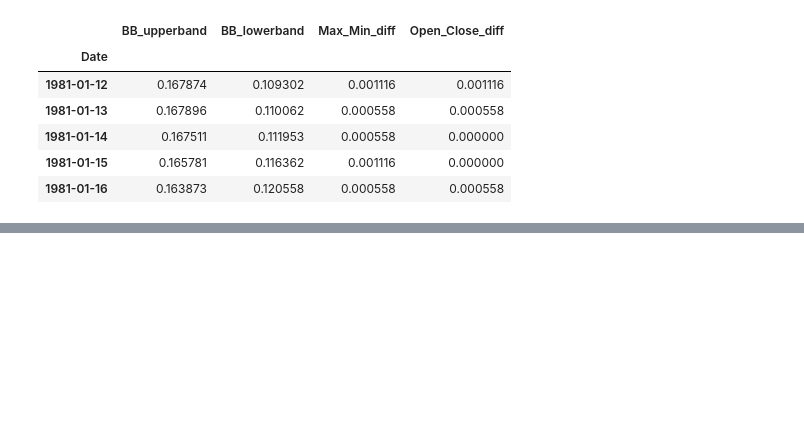
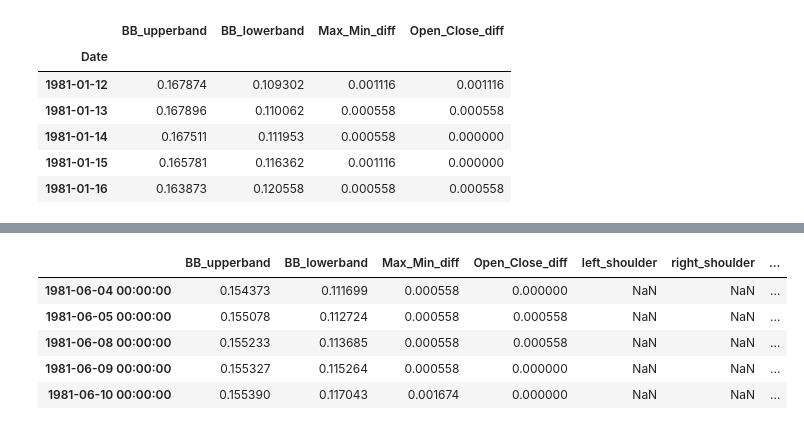
Before and after one commit to ShubhangamPrasad/Technical-Indicator-Evaluator, a Jupyter notebook: BollingerBands.ipynb, the cells around one changed output, grey strips where cells are left out. Drawn from its saved outputs; the diff is of its cells as text; code cells hidden in the pictures; blank space fills up the shorter version.

```diff
--- a/BollingerBands.ipynb
+++ b/BollingerBands.ipynb
@@ -70,0 +56,2 @@ df2.head()
+# %%
+HnS_new_df = HnS_df.loc[:, ['left_shoulder', 'right_shoulder', 'left_shoulder_diff', 'right_shoulder_diff', 'head_shoulders']]
@@ -70,0 +67,11 @@ df2.head()
+# %%
+combined_df = pd.concat([df2, HnS_new_df], axis=0)
+# %%
+combined_df.iloc[100:].head()
+# %% [output]
+|  | BB_upperband | BB_lowerband | Max_Min_diff | Open_Close_diff | left_shoulder | right_shoulder | ... |
+| 1981-06-04 00:00:00 | 0.154373 | 0.111699 | 0.000558 | 0.000000 | NaN | NaN | ... |
+| 1981-06-05 00:00:00 | 0.155078 | 0.112724 | 0.000558 | 0.000558 | NaN | NaN | ... |
+| 1981-06-08 00:00:00 | 0.155233 | 0.113685 | 0.000558 | 0.000558 | NaN | NaN | ... |
+| 1981-06-09 00:00:00 | 0.155327 | 0.115264 | 0.000558 | 0.000000 | NaN | NaN | ... |
+| 1981-06-10 00:00:00 | 0.155390 | 0.117043 | 0.001674 | 0.000000 | NaN | NaN | ... |
```
Also changed, not shown: parts of 4 cells of this notebook, 3 other files.
